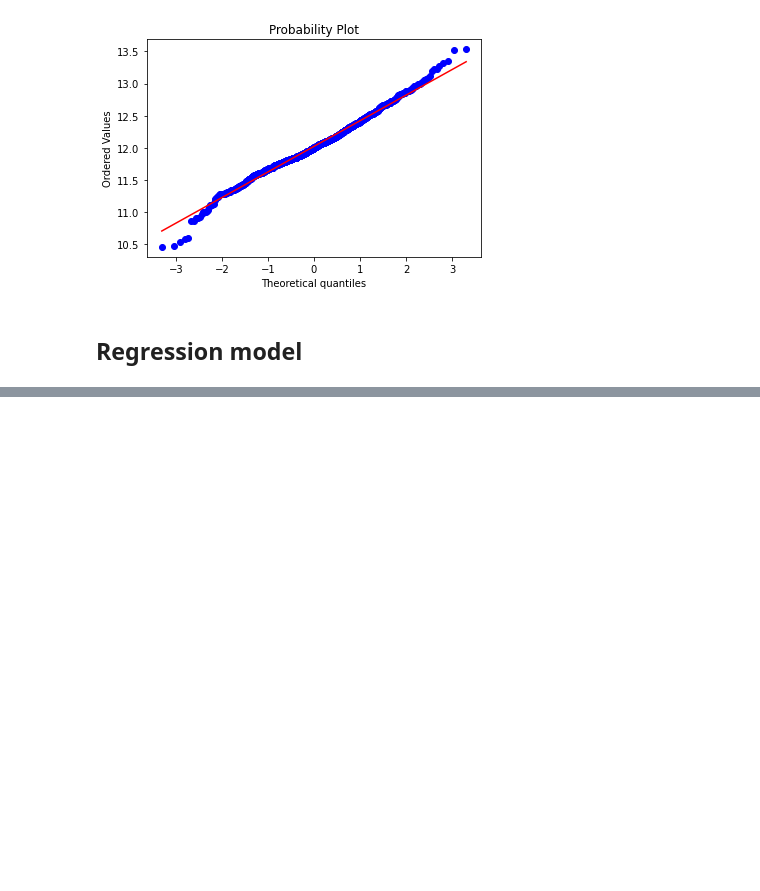
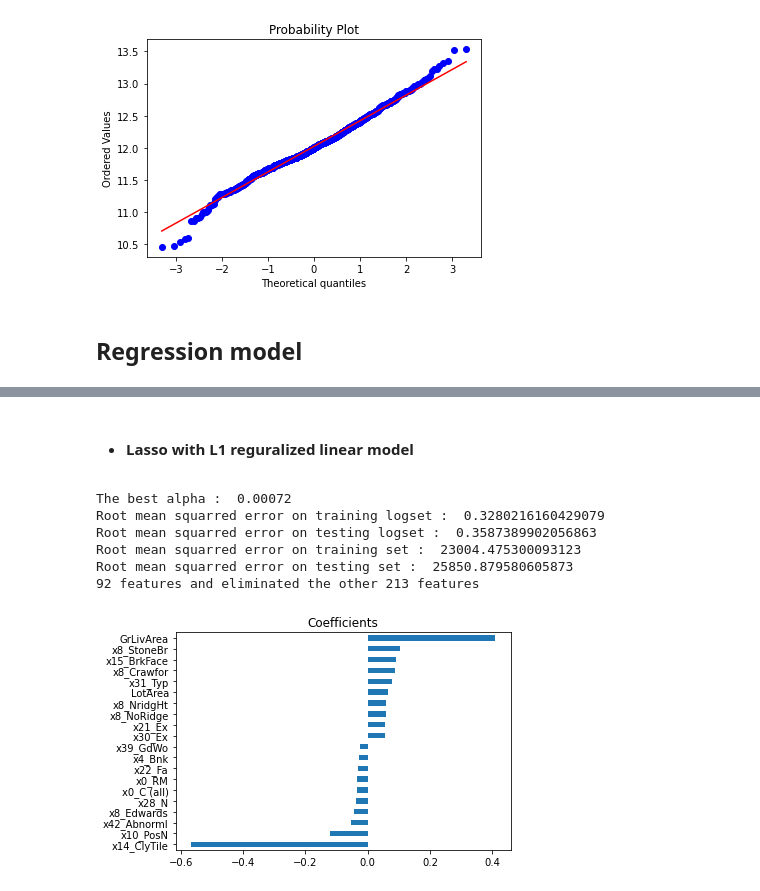
Before and after one commit to AstroNode247/houses-prices-advanced-regression-techniques, a Jupyter notebook: notebooks/house-prices.ipynb, the cells around one changed output, grey strips where cells are left out. Cells and saved outputs as stored; diff of their text form; code cells hidden in the pictures; blank space fills up the shorter version.

```diff
--- a/notebooks/house-prices.ipynb
+++ b/notebooks/house-prices.ipynb
@@ -208,0 +279,23 @@ The mean squarred error :  3563885158.5605702
+# %% [markdown]
+* #### Lasso with L1 reguralized linear model
+# %%
+lasso = LassoCV(alphas=[0.0001, 0.0003, 0.0004, 0.0006, 0.0008, 0.001, 0.002, 0.004, 0.006, 0.008,
+                        0.01, 0.05, 1], cv=5)
+lasso.fit(X_train, y_train)
+
+alpha = lasso.alpha_
+lasso = LassoCV(alphas=[alpha*0.6, alpha*0.7, alpha*0.8, alpha*0.9,
+                        alpha*1, alpha*1.1, alpha*1.2, alpha*1.3, alpha*1.5,], cv=5)
+lasso.fit(X_train, y_train)
+
+print('The best alpha : ', lasso.alpha_)
+fit_test(lasso)
+plot_coef(lasso)
+# %% [output]
+The best alpha :  0.00072
+Root mean squarred error on training logset :  0.3280216160429079
+Root mean squarred error on testing logset :  0.3587389902056863
+Root mean squarred error on training set :  23004.475300093123
+Root mean squarred error on testing set :  25850.879580605873
+92 features and eliminated the other 213 features
+[figure, added]
```
Also changed, not shown: parts of 7 cells of this notebook, 1 other file.
